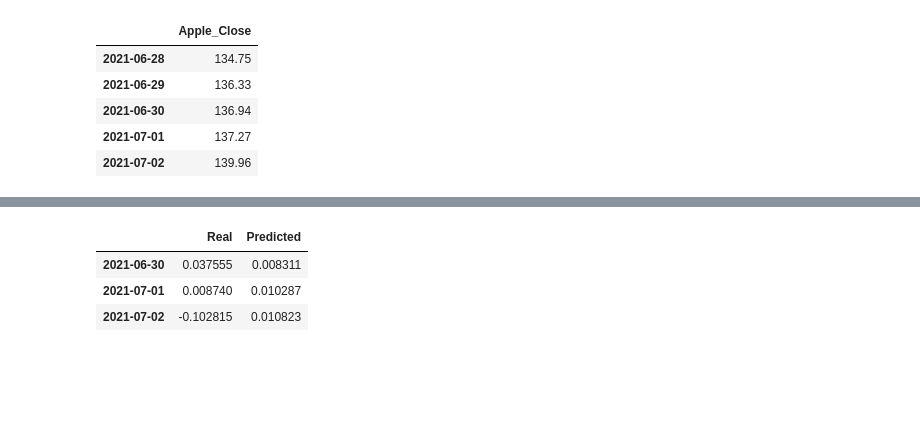
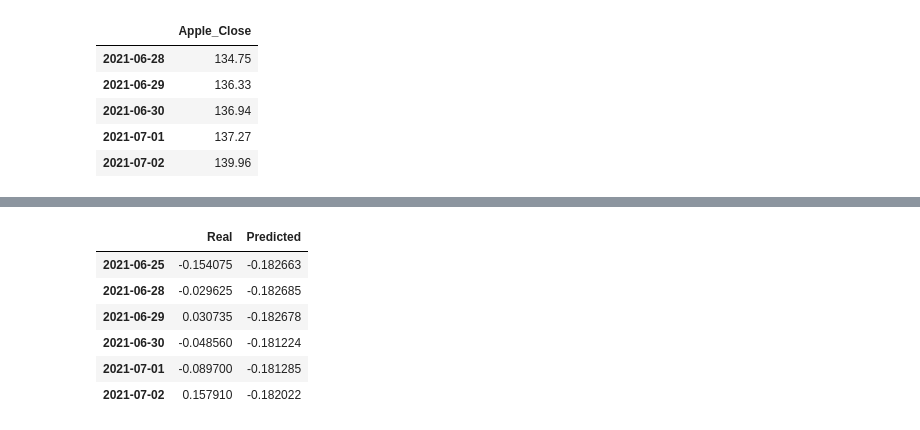
Before and after one commit to Billieo/p2-g3, a Jupyter notebook: notebooks/Samuel's_Notebook/notebooks/correlation.ipynb, the cells around one changed output, grey strips where cells are left out. Drawn from its saved outputs; the diff is of its cells as text; code cells hidden in the pictures; blank space fills up the shorter version.

```diff
--- a/notebooks/Samuel's_Notebook/notebooks/correlation.ipynb
+++ b/notebooks/Samuel's_Notebook/notebooks/correlation.ipynb
@@ -156,5 +141,5 @@ NewsAPIException: {'status': 'error', 'code': 'rateLimited', 'message': 'You hav
 # %%
-RegTech_headlines,_ = get_headlines("security")
+RegTech_headlines, dates = get_headlines("security")
 # %% [output]
 Fetching news about 'security'
 ******************************
@@ -216,9 +179,12 @@ NameError: name 'inflation_headlines' is not defined
 # %%
 topic_sentiments = pd.DataFrame(
     {
-        "Inflation_avg": inflation,
         "Security_avg": regtech,
-        "Covid_avg": covid,
     }
 )
+#"Inflation_avg": inflation,
+#"Security_avg": regtech,
+#"Covid_avg": covid,
+print(topic_sentiments)
+#topic_sentiments.to_csv("test.csv")
 # %% [output]
@@ -226,6 +208,7 @@ NameError: name 'inflation' is not defined
 # %%
+import datetime
 topic_sentiments.index = pd.to_datetime(dates)
-topic_sentiments = apple_df.join(topic_sentiments).dropna(how="any")
-topic_sentiments.to_csv("topic_sentiment.csv")
+topic_sentiments = apple_returns.join(topic_sentiments).dropna(how="any")
+#topic_sentiments.to_csv("topic_sentiment.csv")
 display(topic_sentiments)
 # %% [output]
@@ -253,7 +250,7 @@ def window_data(df, window, feature_col_number, target_col_number):
         y.append(target)
     return np.array(X), np.array(y).reshape(-1, 1)
 # %%
-window_size = 30
+window_size = 1
 feature_column = 0
 target_column = 1
 X, y = window_data(topic_sentiments, window_size, feature_column, target_column)
@@ -362,14 +371,17 @@ real_prices = scaler.inverse_transform(y_test.reshape(-1, 1))
 # %%
 stocks = pd.DataFrame({
     "Real": real_prices.ravel(),
     "Predicted": predicted_prices.ravel()
 }, index = topic_sentiments.index[-len(real_prices): ])
-stocks.head()
+stocks.head(100)
 # %% [output]
 |  | Real | Predicted |
-| 2021-06-30 | 0.037555 | 0.008311 |
-| 2021-07-01 | 0.008740 | 0.010287 |
-| 2021-07-02 | -0.102815 | 0.010823 |
+| 2021-06-25 | -0.154075 | -0.182663 |
+| 2021-06-28 | -0.029625 | -0.182685 |
+| 2021-06-29 | 0.030735 | -0.182678 |
+| 2021-06-30 | -0.048560 | -0.181224 |
+| 2021-07-01 | -0.089700 | -0.181285 |
+| 2021-07-02 | 0.157910 | -0.182022 |
 # %%
 stocks.hvplot.line(xlabel = "Date", ylabel= "Price")
 # %% [output]
```
Also changed, not shown: parts of 17 cells of this notebook, 7 other files.
